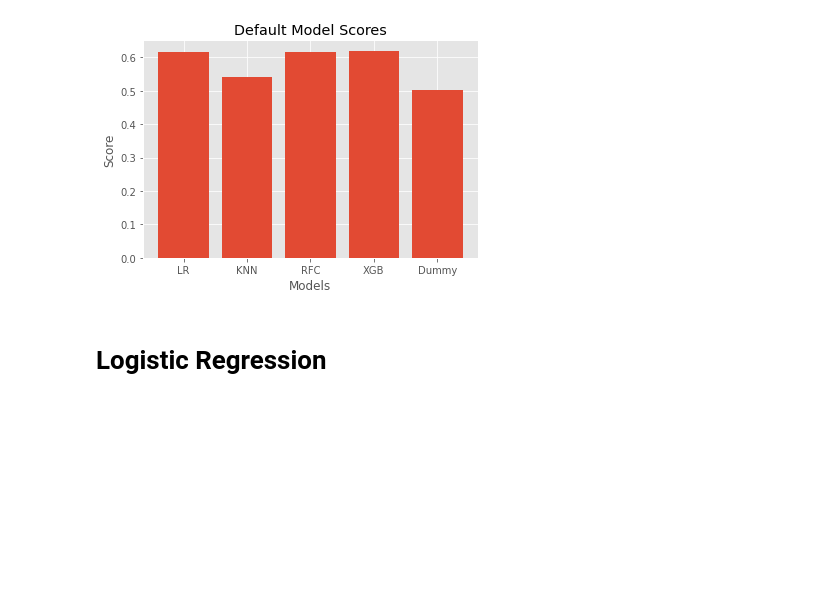
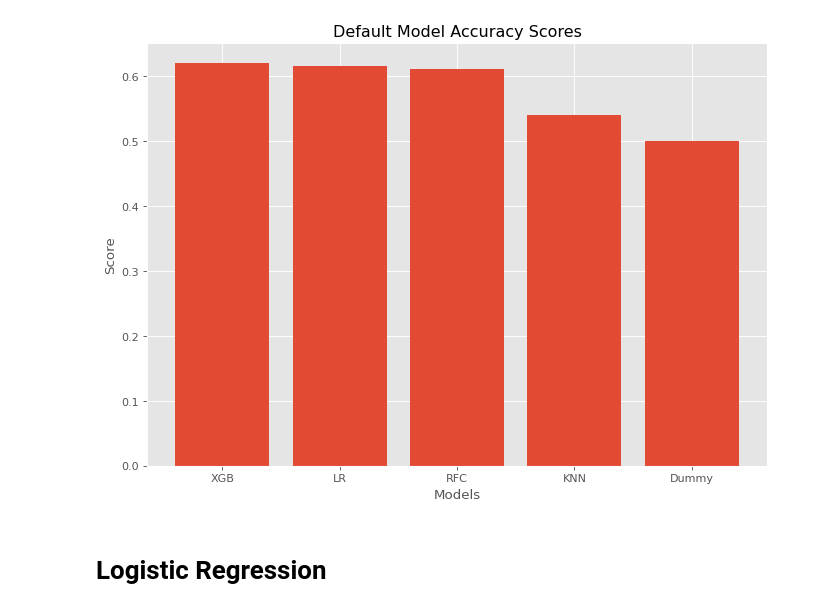
Before and after one commit to memanuel0109/Capstone_Project_Two, a Jupyter notebook: notebooks/4_Modeling.ipynb, the cells around one changed output. Drawn from its saved outputs; the diff is of its cells as text; code cells hidden in the pictures; blank space fills up the shorter version.

Commit message:
updated model notebook

```diff
--- a/notebooks/4_Modeling.ipynb
+++ b/notebooks/4_Modeling.ipynb
@@ -78,0 +74,4 @@ default_scores
+# %%
+def_accuracy_df = pd.DataFrame({'Labels':model_names, 'Default_accuracy_scores':default_scores}).set_index('Labels')\
+.sort_values(by='Default_accuracy_scores', ascending=False)
+def_accuracy_df
@@ -79,11 +86,12 @@ default_scores
 # %%
-_ = plt.bar(model_names, default_scores)
-_ = plt.title('Default Model Scores')
+_ = figure(figsize=(10, 7), dpi=80, facecolor='w', edgecolor='k')
+_ = plt.bar(def_accuracy_df.index, def_accuracy_df['Default Accuracy Scores'])
+_ = plt.title('Default Model Accuracy Scores')
 _ = plt.ylabel('Score')
 _ = plt.xlabel('Models')
 plt.show()
 # %% [output]
-[figure, old version]
+[figure, new version]
 # %%
 logreg = LogisticRegression(random_state=123)
 
```
Also changed, not shown: parts of 97 cells of this notebook.
